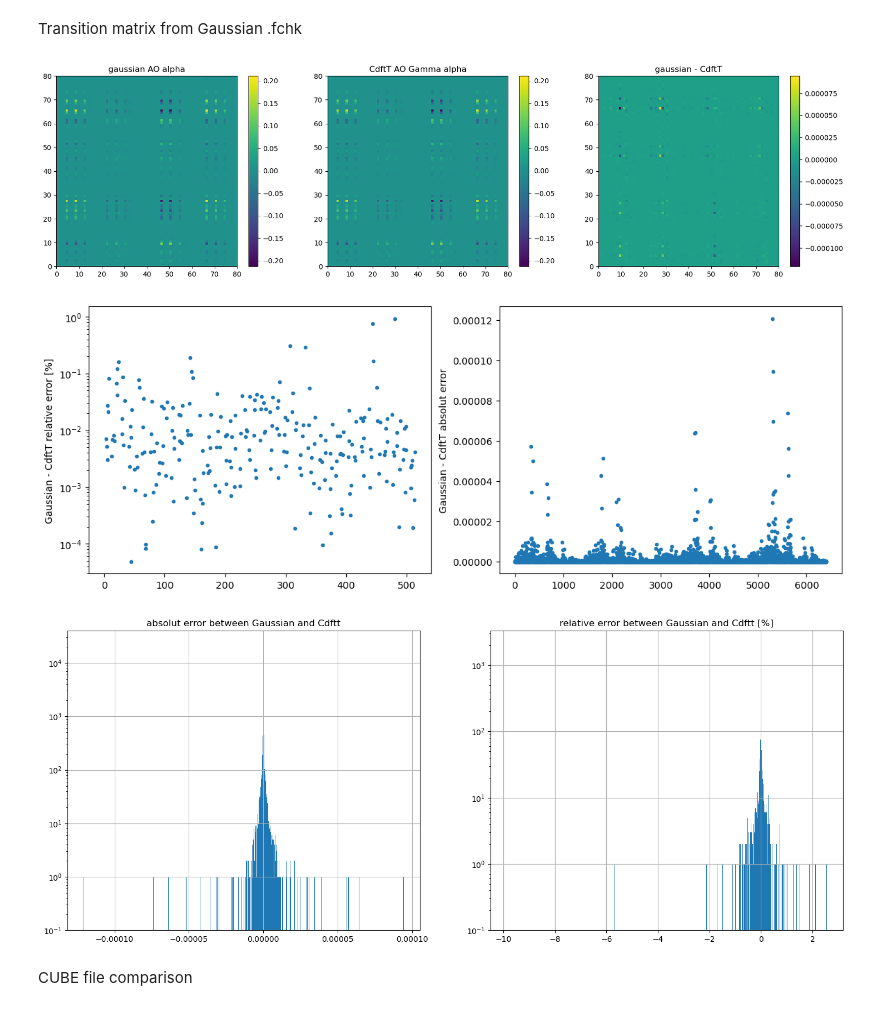
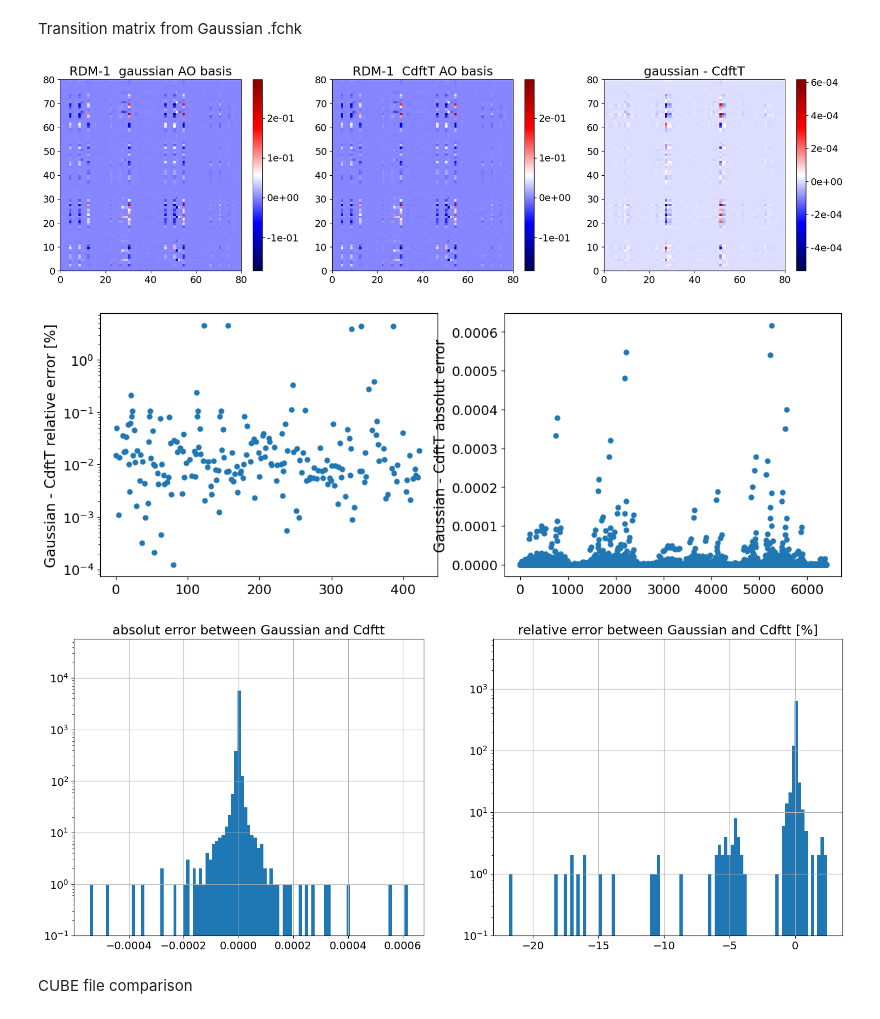
Before and after one commit to allouchear/CdftT, a Jupyter notebook: tools/dataAnalysis/data_analysis.ipynb, the cells around one changed output. Cells and saved outputs as stored; diff of their text form; code cells hidden in the pictures.

```diff
--- a/tools/dataAnalysis/data_analysis.ipynb
+++ b/tools/dataAnalysis/data_analysis.ipynb
@@ -29,6 +29,20 @@ def readRDM(fname,nMo) :
     beta.resize((nMo,nMo))
 
     return alpha,beta
+# %%
+#########################
+# pyplot default values #
+#########################
+
+font = 15
+plt.rcParams.update({
+    'axes.labelsize': font,   # x and y labels
+    'axes.titlesize': font+2,   # subplot titles
+    'xtick.labelsize': font-1,  # x tick labels
+    'ytick.labelsize': font-1,  # y tick labels
+    'legend.fontsize': font-1,  # legends
+    'font.size': font         # default font size
+})
 # %% [markdown]
 Get transitions used by pySCF (matrix elements of X produced by pySCF_DensityMatrix and pySCF_TransitionDensityMatrix)
 # %%
@@ -154,10 +168,10 @@ Transition matrix from Gaussian .fchk
 # Gaussian .fchk file
 
 #fchk_fname = "/home/atourneur/Documents/CdftT/test_ambroise/test_acrolein/input/acrolein_100.fchk"
-fchk_fname = "/home/atourneur/Documents/data/acrolein_runtime/acrolein_100.fchk"
+fchk_fname = "/home/atourneur/Documents/CdftT/test_ambroise/test_acrolein/input/acrolein_100.fchk"
 # CdftT file
 #CdftT_fname = "/home/atourneur/Documents/CdftT/test_ambroise/test_acrolein/cpp/cpp_Gamma_transition_state0_state10_RDM.cdftt"
-CdftT_fname = "/home/atourneur/Documents/data/acrolein_runtime/cpp_Gamma_new__transition_state0_state1_RDM.cdftt"
+CdftT_fname = "/home/atourneur/Documents/CdftT/test_ambroise/test_acrolein/presentation/cpp_X__transition_state0_state10_RDM.cdftt"
 # pySCF file
 pySCF_fname = None #"/home/atourneur/Documents/CdftT/test_ambroise/test_acrolein/pySCF/T_RDM_state_10.npy"
 
@@ -234,8 +248,8 @@ else:
 #####################################
 
 #choose a Gaussian RDM
-alphaG = trans_dens[0,0]
-betaG  = trans_dens[1,0]
+alphaG = trans_dens[0,9]
+betaG  = trans_dens[1,9]
 
 #convert MO to AO for CdftT RDM
 AO_alphaGamma = np.matmul(np.matmul(np.transpose(AlphaMoCoefs),alphaGamma),AlphaMoCoefs)
@@ -252,11 +266,11 @@ AO_betaGamma *= normbg/normbc
 plot = 'alpha'
 fig, ax = plt.subplots(nrows=1, ncols=3,figsize=(20,5))
 if plot=='alpha':
-    plot1 = ax[0].pcolormesh(alphaG)
-    plot2 = ax[1].pcolormesh(AO_alphaGamma)
-    plot3 = ax[2].pcolormesh(alphaG-AO_alphaGamma)
-    ax[0].set_title('gaussian AO alpha')
-    ax[1].set_title('CdftT AO Gamma alpha')
+    plot1 = ax[0].pcolormesh(alphaG,cmap = 'seismic')
+    plot2 = ax[1].pcolormesh(AO_alphaGamma,cmap = 'seismic')
+    plot3 = ax[2].pcolormesh(alphaG-AO_alphaGamma,cmap = 'seismic')
+    ax[0].set_title('RDM-1  gaussian AO basis',fontsize=18)
+    ax[1].set_title('RDM-1  CdftT AO basis',fontsize=18)
 if plot=='beta':
     plot1 = ax[0].pcolormesh(betaG)
     plot2 = ax[1].pcolormesh(AO_betaGamma)
@@ -264,10 +278,12 @@ if plot=='beta':
     ax[0].set_title('gaussian AO beta')
     ax[1].set_title('CdftT AO Gamma beta')
 
-plt.colorbar(plot1)
-plt.colorbar(plot2)
-plt.colorbar(plot3)
-ax[2].set_title('gaussian - CdftT')
+plt.colorbar(plot1, format='%.0e')
+plt.colorbar(plot2, format='%.0e')
+plt.colorbar(plot3, format='%.0e')
+
+ax[2].set_title('gaussian - CdftT',fontsize=18)
+
 plt.show()
 
 treshold = 0.005  #consider only coefs above treshold for relative error
@@ -279,39 +295,39 @@ ax[1].plot(np.abs(alphaG.flatten()-AO_alphaGamma.flatten()),'.')
 ax[1].set_ylabel('Gaussian - CdftT absolut error')
 plt.show()
 
 ####################
 # create histogram #
 ####################
 
 #densitycpp = -densitycpp
-treshold = 5e-4
+treshold = 1e-3
 err = (alphaG.flatten() - AO_alphaGamma.flatten())
 rel_err = err[np.abs(alphaG.flatten())>treshold]/alphaG.flatten()[np.abs(alphaG.flatten())>treshold]*100
 
 scale = 'log'  #log or linear
-bins     = np.linspace(np.min(err),np.max(err),750)
-rel_bins = np.linspace(np.min(rel_err),np.max(rel_err),750)
+bins     = np.linspace(np.min(err),np.max(err),100)
+rel_bins = np.linspace(np.min(rel_err),np.max(rel_err),100)
 
 fig, ax = plt.subplots(nrows=1, ncols=2,figsize=(18,7))
 plot1 = ax[0].hist(err,bins=bins)
 plot2 = ax[1].hist(rel_err,bins=rel_bins)
 if scale=='log':
     ax[0].set_ylim([0.1,plot1[0].max()*10.1])
     ax[1].set_ylim([0.1,plot2[0].max()*10.1])
 if scale=='linear':
     ax[0].set_ylim([0.1,plot1[0].max()*1.1])
     ax[1].set_ylim([0.1,plot2[0].max()*1.1])
 ax[0].set_title("absolut error between Gaussian and Cdftt")
 ax[1].set_title("relative error between Gaussian and Cdftt [%]")
 ax[0].set_yscale(scale)
 ax[1].set_yscale(scale)
 ax[0].grid()
 ax[1].grid()
 plt.show()
 # %% [output]
-[figure, old version]
+[figure, new version]
-[figure, old version]
+[figure, new version]
-[figure, old version]
+[figure, new version]
 # %%
 ##################################
 # compare pySCF-CdftT (MO basis) #
```
Also changed, not shown: parts of 6 cells of this notebook, 8 other files.
